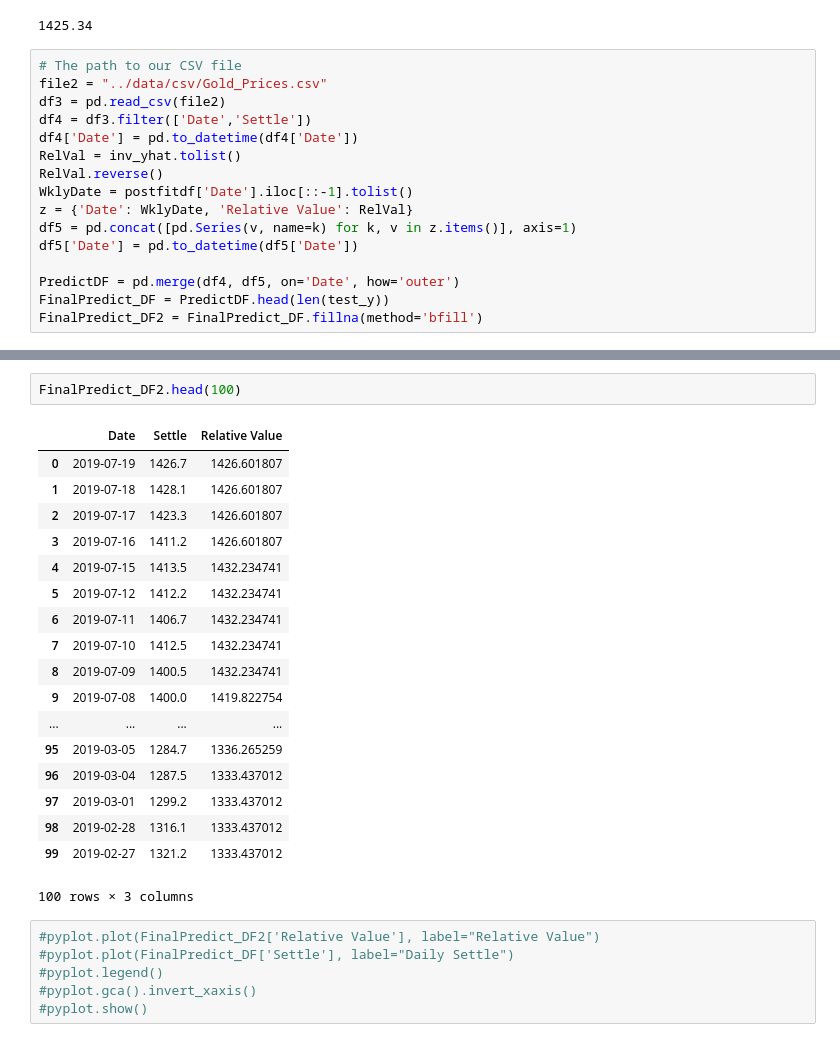
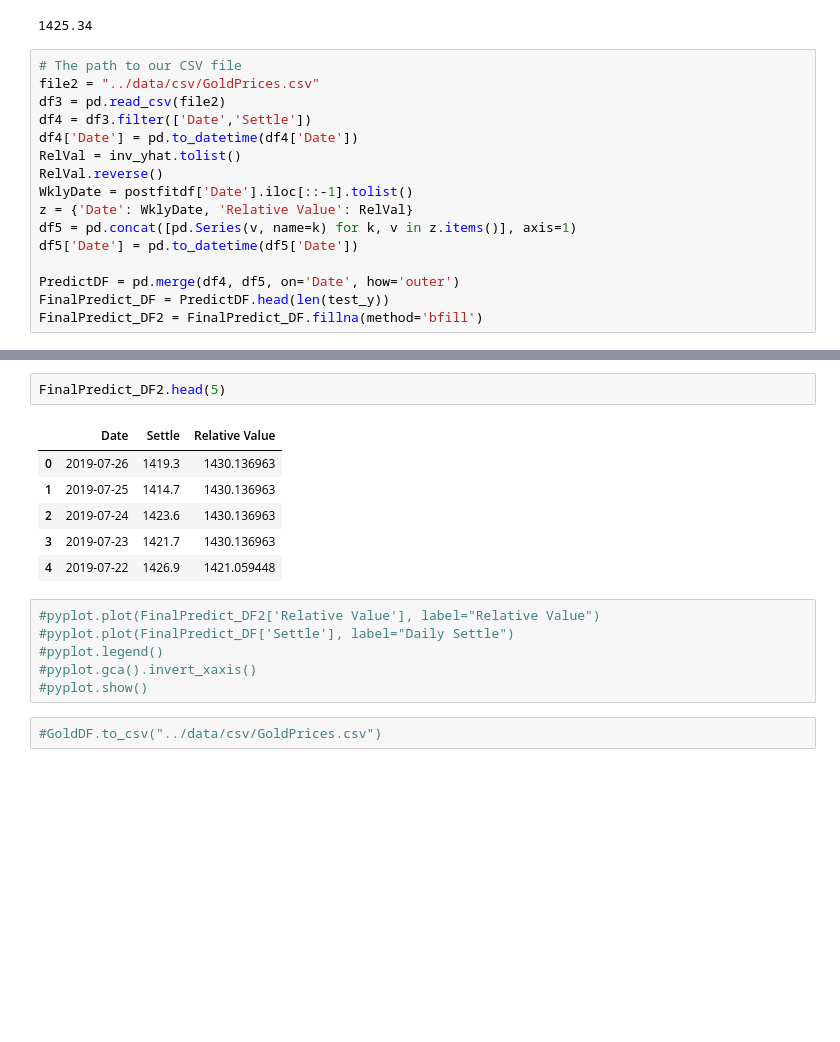
Before and after one commit to CaptainPica/Precious_Metals_Trading, a Jupyter notebook: notebooks/Gold_DL.ipynb, the cells around one changed output, grey strips where cells are left out. Cells and saved outputs as stored; diff of their text form; blank space fills up the shorter version.

```diff
--- a/notebooks/Gold_DL.ipynb
+++ b/notebooks/Gold_DL.ipynb
@@ -223,7 +225,7 @@ inv_y[len(inv_y)-1]
 1425.34
 # %%
 # The path to our CSV file
-file2 = "../data/csv/Gold_Prices.csv"
+file2 = "../data/csv/GoldPrices.csv"
 df3 = pd.read_csv(file2)
 df4 = df3.filter(['Date','Settle'])
 df4['Date'] = pd.to_datetime(df4['Date'])
@@ -253,27 +255,17 @@ pyplot.show()
 # %%
-FinalPredict_DF2.head(100)
+FinalPredict_DF2.head(5)
 # %% [output]
 |  | Date | Settle | Relative Value |
-| 0 | 2019-07-19 | 1426.7 | 1426.601807 |
-| 1 | 2019-07-18 | 1428.1 | 1426.601807 |
-| 2 | 2019-07-17 | 1423.3 | 1426.601807 |
-| 3 | 2019-07-16 | 1411.2 | 1426.601807 |
-| 4 | 2019-07-15 | 1413.5 | 1432.234741 |
-| 5 | 2019-07-12 | 1412.2 | 1432.234741 |
-| 6 | 2019-07-11 | 1406.7 | 1432.234741 |
-| 7 | 2019-07-10 | 1412.5 | 1432.234741 |
-| 8 | 2019-07-09 | 1400.5 | 1432.234741 |
-| 9 | 2019-07-08 | 1400.0 | 1419.822754 |
-| ... | ... | ... | ... |
-| 95 | 2019-03-05 | 1284.7 | 1336.265259 |
-| 96 | 2019-03-04 | 1287.5 | 1333.437012 |
-| 97 | 2019-03-01 | 1299.2 | 1333.437012 |
-| 98 | 2019-02-28 | 1316.1 | 1333.437012 |
-| 99 | 2019-02-27 | 1321.2 | 1333.437012 |
+| 0 | 2019-07-26 | 1419.3 | 1430.136963 |
+| 1 | 2019-07-25 | 1414.7 | 1430.136963 |
+| 2 | 2019-07-24 | 1423.6 | 1430.136963 |
+| 3 | 2019-07-23 | 1421.7 | 1430.136963 |
+| 4 | 2019-07-22 | 1426.9 | 1421.059448 |
-100 rows × 3 columns
 # %%
 #pyplot.plot(FinalPredict_DF2['Relative Value'], label="Relative Value")
 #pyplot.plot(FinalPredict_DF['Settle'], label="Daily Settle")
 #pyplot.legend()
 #pyplot.gca().invert_xaxis()
 #pyplot.show()
+# %%
+#GoldDF.to_csv("../data/csv/GoldPrices.csv")
```
Also changed, not shown: parts of 8 cells of this notebook.
